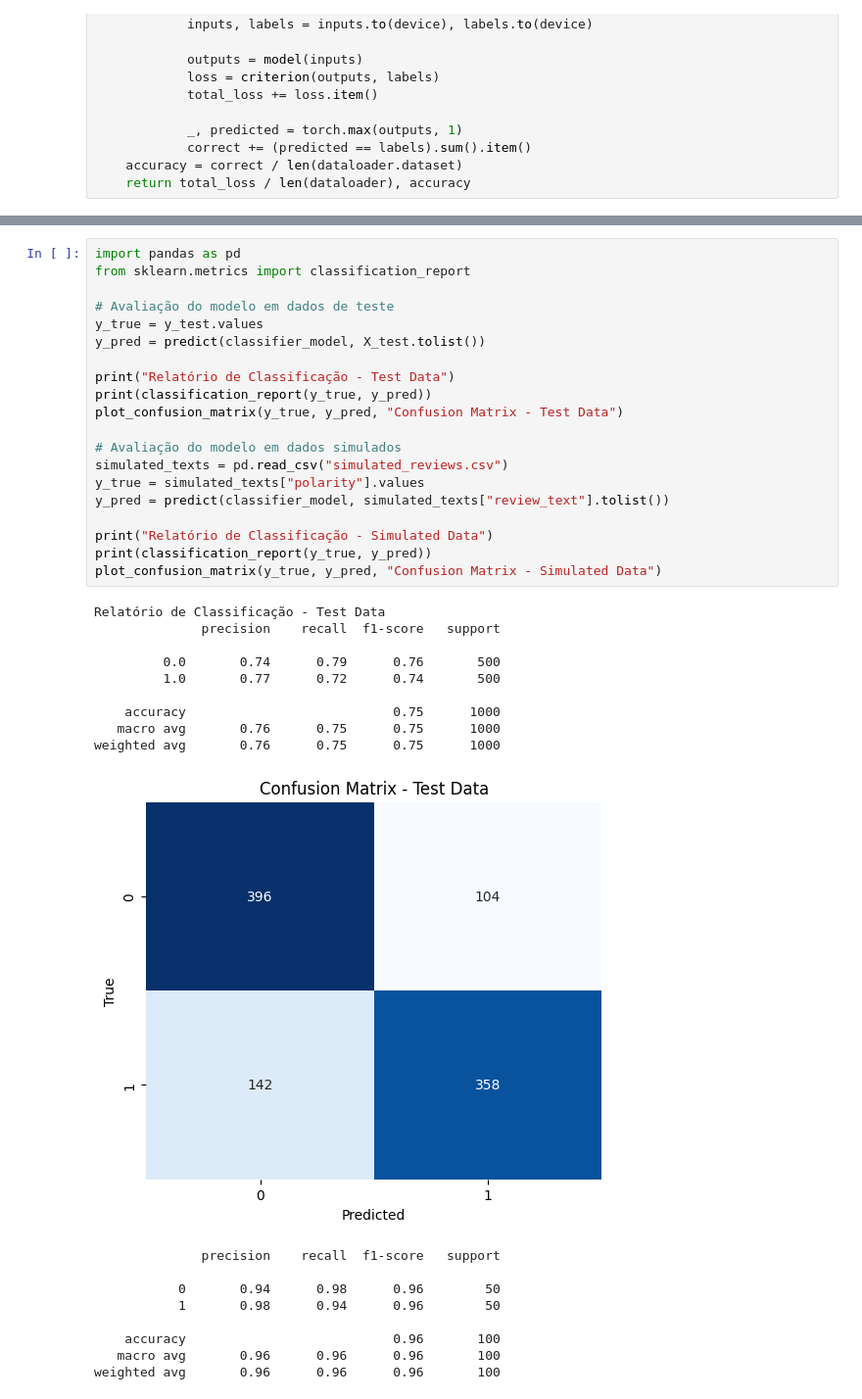
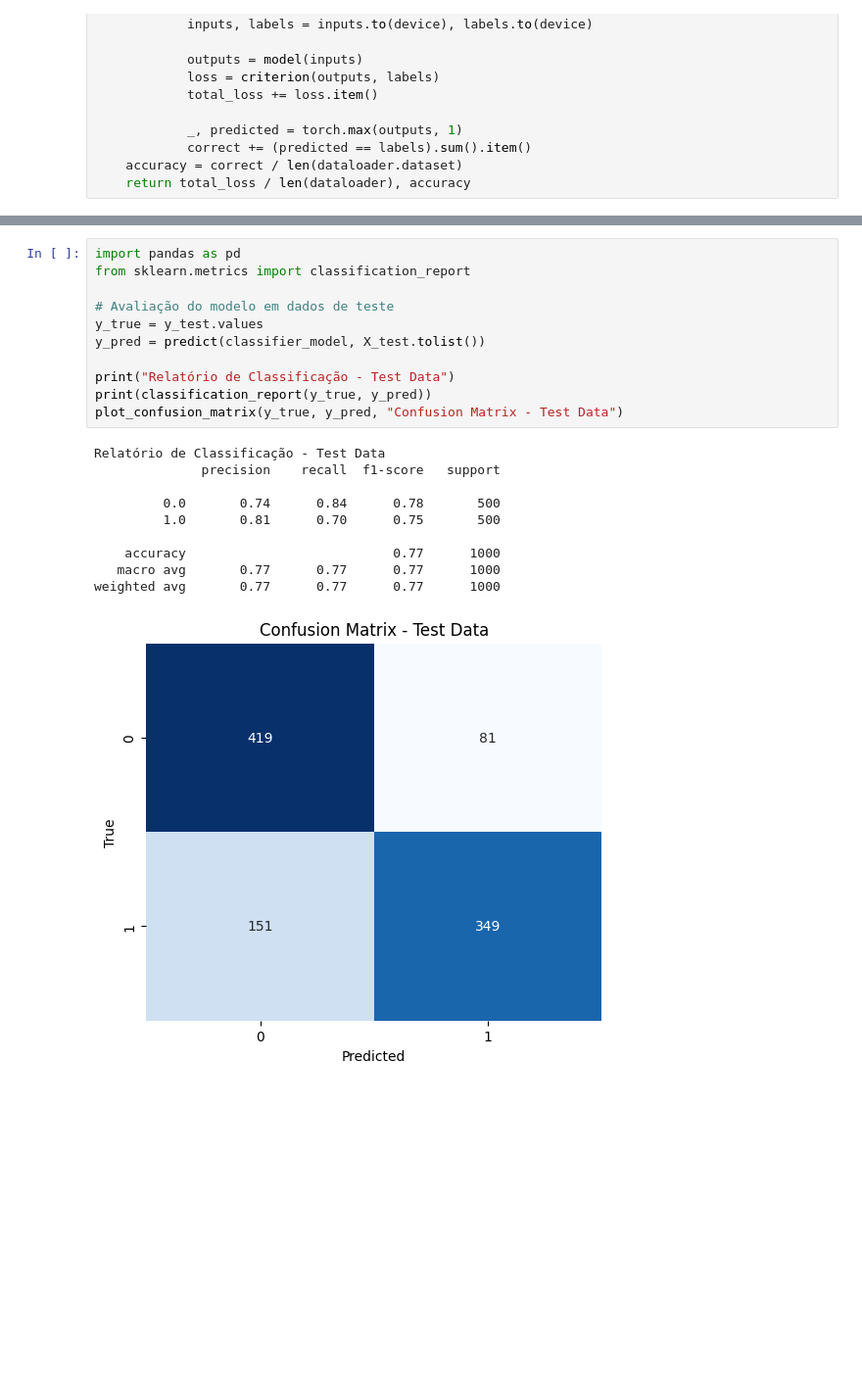
Before and after one commit to olucasaguiar/estudos-sobre-machine-learning, a Jupyter notebook: temas/natural-language-processing/DeepLearning-lucas_nascimento_aguiar.ipynb, the cells around one changed output, grey strips where cells are left out. Shown at 98% size. Drawn from its saved outputs; the diff is of its cells as text; blank space fills up the shorter version.

```diff
--- a/temas/natural-language-processing/DeepLearning-lucas_nascimento_aguiar.ipynb
+++ b/temas/natural-language-processing/DeepLearning-lucas_nascimento_aguiar.ipynb
@@ -274,39 +299,22 @@ Note: you may need to restart the kernel to use updated packages.
 # %%
 import pandas as pd
 from sklearn.metrics import classification_report
 
 # Avaliação do modelo em dados de teste
 y_true = y_test.values
 y_pred = predict(classifier_model, X_test.tolist())
 
 print("Relatório de Classificação - Test Data")
 print(classification_report(y_true, y_pred))
 plot_confusion_matrix(y_true, y_pred, "Confusion Matrix - Test Data")
-
-# Avaliação do modelo em dados simulados
-simulated_texts = pd.read_csv("simulated_reviews.csv")
-y_true = simulated_texts["polarity"].values
-y_pred = predict(classifier_model, simulated_texts["review_text"].tolist())
-
-print("Relatório de Classificação - Simulated Data")
-print(classification_report(y_true, y_pred))
-plot_confusion_matrix(y_true, y_pred, "Confusion Matrix - Simulated Data")
 # %% [output]
 Relatório de Classificação - Test Data
               precision    recall  f1-score   support
 
-         0.0       0.74      0.79      0.76       500
-         1.0       0.77      0.72      0.74       500
+         0.0       0.74      0.84      0.78       500
+         1.0       0.81      0.70      0.75       500
 
-    accuracy                           0.75      1000
-   macro avg       0.76      0.75      0.75      1000
-weighted avg       0.76      0.75      0.75      1000
+    accuracy                           0.77      1000
+   macro avg       0.77      0.77      0.77      1000
+weighted avg       0.77      0.77      0.77      1000
-[figure, old version]
+[figure, new version]
-              precision    recall  f1-score   support
-
-           0       0.94      0.98      0.96        50
-           1       0.98      0.94      0.96        50
-
-    accuracy                           0.96       100
-   macro avg       0.96      0.96      0.96       100
-weighted avg       0.96      0.96      0.96       100
```
Also changed, not shown: parts of 14 cells of this notebook.
